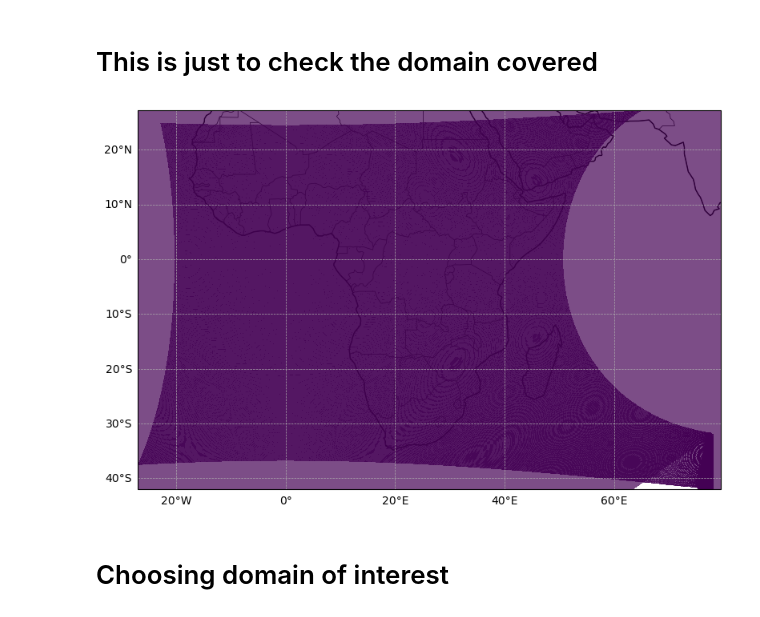
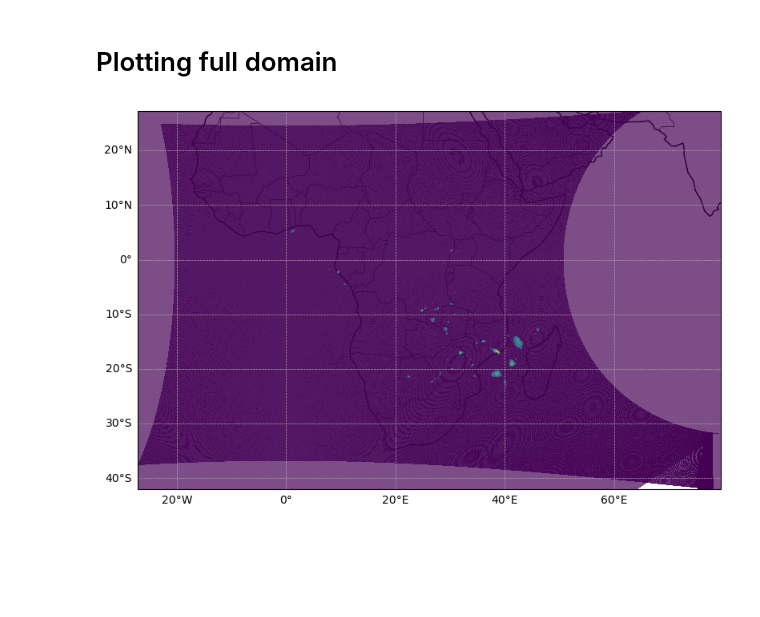
Before and after one commit to mendrika-mdg/ASNIE, a Jupyter notebook: Core.ipynb, the cells around one changed output. Cells and saved outputs as stored; diff of their text form; code cells hidden in the pictures; blank space fills up the shorter version.

Commit message:
Core loading updated, works for any date 2004-Present

```diff
--- a/Core.ipynb
+++ b/Core.ipynb
@@ -20,3 +53,19 @@ lats = geodata["lats_mid"][:]
+# %%
+year = "2021"
+month = "02"
+day = "14"
+hour = "12"
+minute = "00"
+# %%
+time_dict = {
+    "year": year,
+    "month": month,
+    "day": day,
+    "hour": hour,
+    "minute": minute
+}
+
+cores, lats, lons = load_core(time_dict=time_dict)
 # %%
 # replace missing values
 filtered_lons = np.where(lons == -999.999, np.nan, lons)
@@ -35,52 +75,38 @@ file = f"{path_core}/Convective_struct_extended_{year}{month}{day}{hour}{minute}
-# %%
-data = Dataset(file, mode='r')
-
-# wavelet power maxima's coordinates
-x0_lat = data["Pmax_lat"][:]
-x0_lon = data["Pmax_lon"][:]
-
-# wavelet power arrays
-cores  = data["cores"][:, :]
-# %% [markdown]
-# This is just to check the domain covered
+# %% [markdown]
+# Plotting full domain
 # %%
-# Create figure and axis
 fig = plt.figure(figsize=(8, 10))
 ax = plt.axes(projection=ccrs.PlateCarree())
 
 extent = (
     np.nanmin(filtered_lons),
     np.nanmax(filtered_lons),
     np.nanmin(filtered_lats),
     np.nanmax(filtered_lats),
 )
 
 ax.set_extent(extent, crs=ccrs.PlateCarree())
 
-# Base features
+
 ax.add_feature(cfeature.LAND, facecolor='none', edgecolor='black', zorder=0)
 ax.add_feature(cfeature.OCEAN, facecolor='none', zorder=0)
 ax.add_feature(cfeature.COASTLINE, edgecolor='black', linewidth=0.5, zorder=1)
 ax.add_feature(cfeature.BORDERS, edgecolor='black', linewidth=0.5, zorder=1)
 
-# Load Natural Earth country boundaries
 shapename = 'admin_0_countries'
 countries_shp = shpreader.natural_earth(resolution='10m', category='cultural', name=shapename)
 
-# Gridlines
 gl = ax.gridlines(draw_labels=True, alpha=1, linestyle='--', linewidth=0.5)
 gl.top_labels = False
 gl.right_labels = False
 
 contour_core = ax.pcolormesh(
-    lons, lats, np.ones(lats.shape),
+    lons, lats, cores,
     transform=ccrs.PlateCarree(),
     alpha=0.7,
     zorder=2
 )
 plt.tight_layout()
 plt.show()
 # %% [output]
-[figure, old version]
+[figure, new version]
-# %% [markdown]
-# Choosing domain of interest
```
Also changed, not shown: parts of 14 cells of this notebook, 1 other file.
